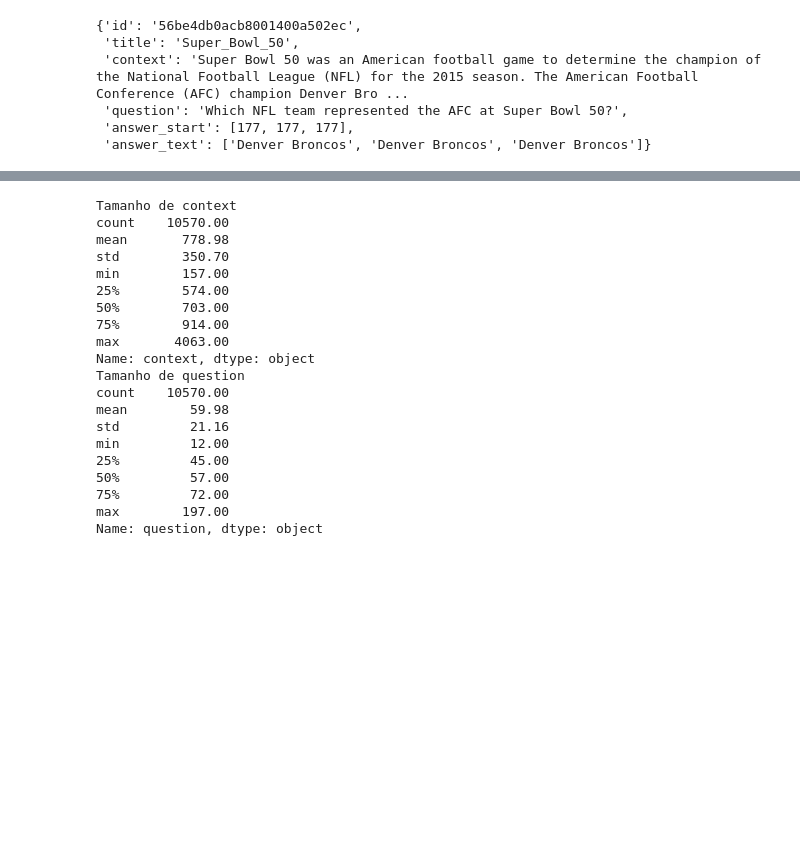
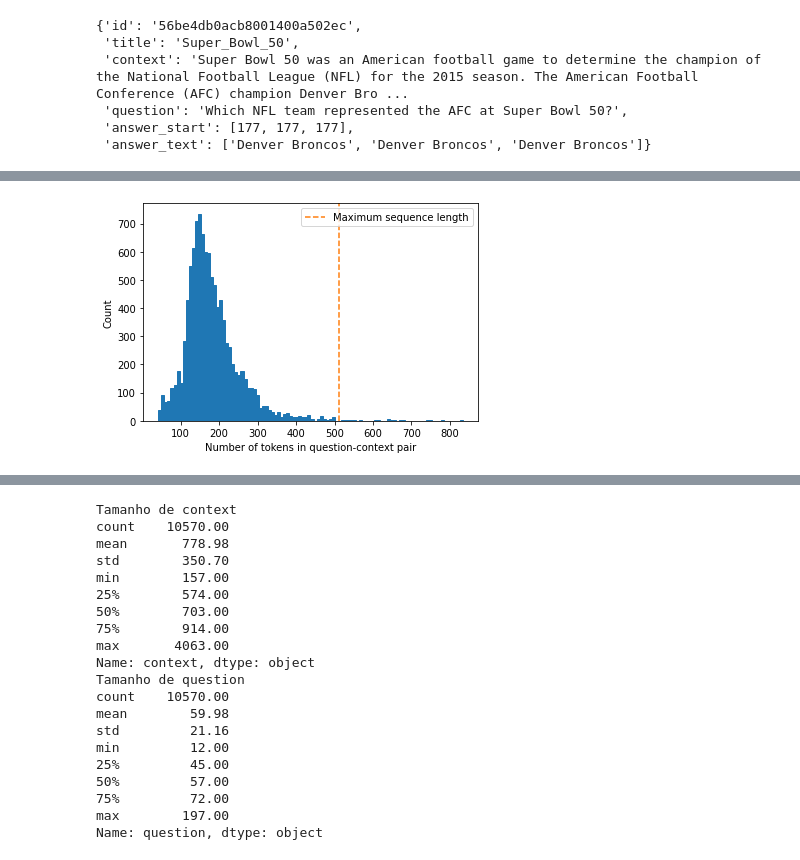
Before and after one commit to marcusborela/exqa-complearning, a Jupyter notebook: source/data_related/explore_dataset_format.ipynb, the cells around one changed output, grey strips where cells are left out. Cells and saved outputs as stored; diff of their text form; code cells hidden in the pictures; blank space fills up the shorter version.

```diff
--- a/source/data_related/explore_dataset_format.ipynb
+++ b/source/data_related/explore_dataset_format.ipynb
@@ -36,0 +66,4 @@ dataset_en.dataset[0]
+# %%
+dataset_en.imprimir_histogram_num_tokens_transfer_tokenizer()
+# %% [output]
+[figure, added]
```
Also changed, not shown: parts of 9 cells of this notebook, 7 other files.
